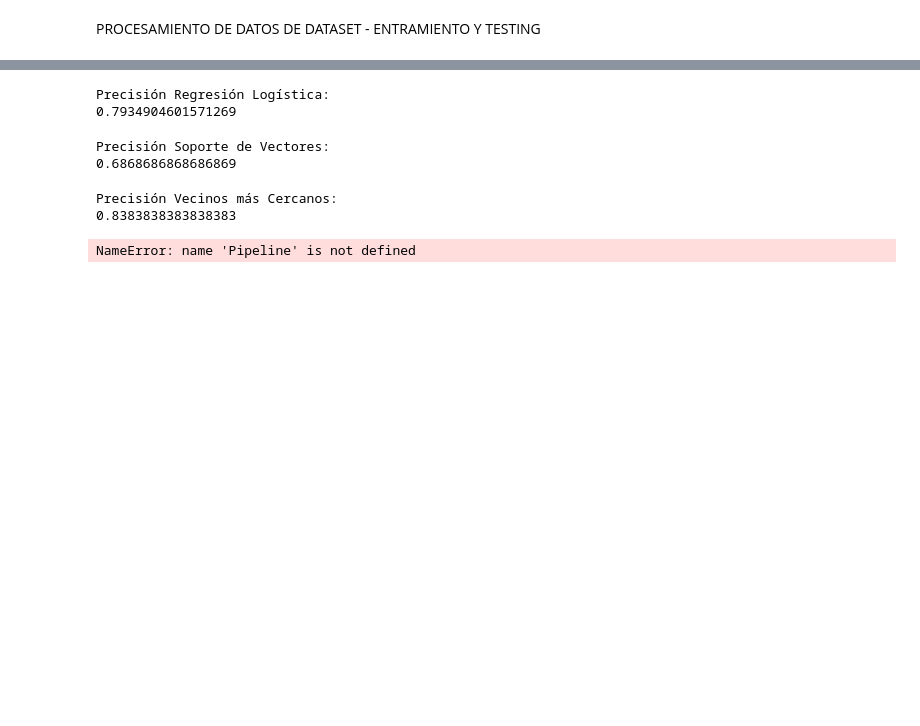
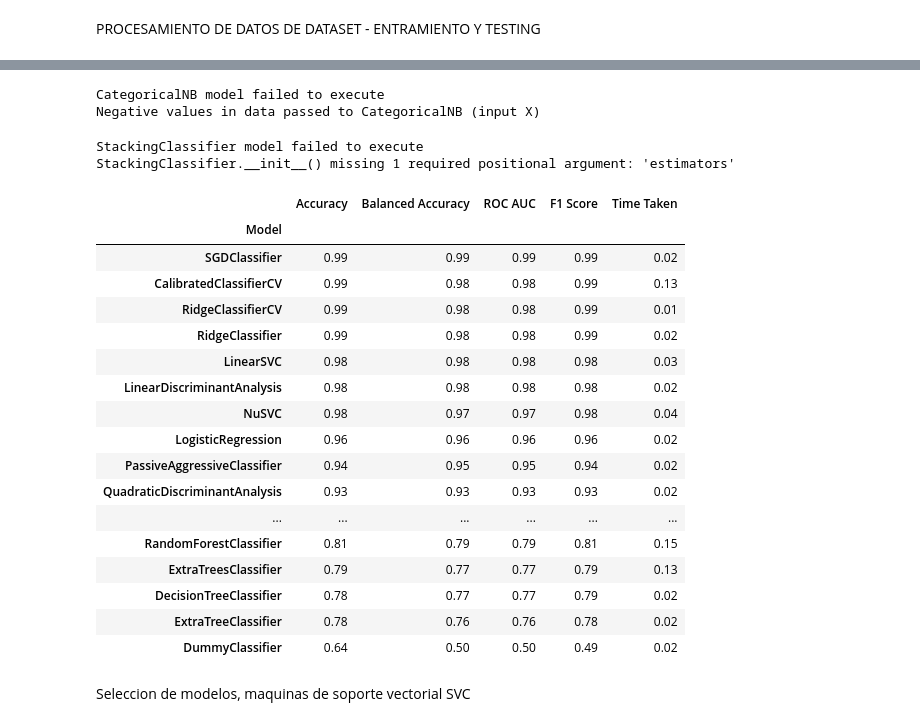
Before and after one commit to Denniels/titanic, a Jupyter notebook: titanic.ipynb, the cells around one changed output, grey strips where cells are left out. Saved outputs shown, nothing was run; the diff lists cells and outputs as text; code cells hidden in the pictures; blank space fills up the shorter version.

Commit message:
Se agregan modelos

```diff
--- a/titanic.ipynb
+++ b/titanic.ipynb
@@ -272,46 +311,37 @@ test_data
 
 X_train = train_data.drop(columns = 'Survived')
 y_train = train_data['Survived']
-# %%
-##Regresión logística
-logreg = LogisticRegression()
-logreg.fit(X_train, y_train)
-Y_pred = logreg.predict(test_data)
-print('Precisión Regresión Logística:')
-print(logreg.score(X_train, y_train))
-# %% [output]
-Precisión Regresión Logística:
-0.7934904601571269
-# %%
-##Support Vector Machines
-svc = SVC()
-svc.fit(X_train, y_train)
-Y_pred = svc.predict(test_data)
-print('Precisión Soporte de Vectores:')
-print(svc.score(X_train, y_train))
-# %% [output]
-Precisión Soporte de Vectores:
-0.6868686868686869
-# %%
-##K neighbors
-knn = KNeighborsClassifier(n_neighbors = 3)
-knn.fit(X_train, y_train)
-Y_pred = knn.predict(test_data)
-print('Precisión Vecinos más Cercanos:')
-print(knn.score(X_train, y_train))
-# %% [output]
-Precisión Vecinos más Cercanos:
-0.8383838383838383
-# %%
-import numpy as np
-from sklearn.pipeline import make_pipeline
-from sklearn.preprocessing import StandardScaler
-
-from sklearn.svm import SVC
-clf = make_pipeline(StandardScaler(), SVC(gamma='auto'))
-clf.fit(X_train, y_train)
-Pipeline(steps=[('standardscaler', StandardScaler()),
-                ('svc', SVC(gamma='auto'))])
-print(clf.predict([[-0.8, -1]]))
-# %% [output]
-NameError: name 'Pipeline' is not defined
+# %%
+X_train_model = train_data.drop(columns = 'Survived')
+X_test_model = test_data
+y_train_model = train_data['Survived']
+y_test_model = data_submission.drop(columns = 'PassengerId')
+# %%
+reg = LazyClassifier(verbose=0,ignore_warnings=False, custom_metric=None )
+models_lazyClassifier, predictions = reg.fit(X_train_model, X_test_model, y_train_model, y_test_model)
+models_lazyClassifier
+# %% [output]
+CategoricalNB model failed to execute
+Negative values in data passed to CategoricalNB (input X)
+StackingClassifier model failed to execute
+StackingClassifier.__init__() missing 1 required positional argument: 'estimators'
+|  | Accuracy | Balanced Accuracy | ROC AUC | F1 Score | Time Taken |
+| Model |  |  |  |  |  |
+| SGDClassifier | 0.99 | 0.99 | 0.99 | 0.99 | 0.02 |
+| CalibratedClassifierCV | 0.99 | 0.98 | 0.98 | 0.99 | 0.13 |
+| RidgeClassifierCV | 0.99 | 0.98 | 0.98 | 0.99 | 0.01 |
+| RidgeClassifier | 0.99 | 0.98 | 0.98 | 0.99 | 0.02 |
+| LinearSVC | 0.98 | 0.98 | 0.98 | 0.98 | 0.03 |
+| LinearDiscriminantAnalysis | 0.98 | 0.98 | 0.98 | 0.98 | 0.02 |
+| NuSVC | 0.98 | 0.97 | 0.97 | 0.98 | 0.04 |
+| LogisticRegression | 0.96 | 0.96 | 0.96 | 0.96 | 0.02 |
+| PassiveAggressiveClassifier | 0.94 | 0.95 | 0.95 | 0.94 | 0.02 |
+| QuadraticDiscriminantAnalysis | 0.93 | 0.93 | 0.93 | 0.93 | 0.02 |
+| ... | ... | ... | ... | ... | ... |
+| RandomForestClassifier | 0.81 | 0.79 | 0.79 | 0.81 | 0.15 |
+| ExtraTreesClassifier | 0.79 | 0.77 | 0.77 | 0.79 | 0.13 |
+| DecisionTreeClassifier | 0.78 | 0.77 | 0.77 | 0.79 | 0.02 |
+| ExtraTreeClassifier | 0.78 | 0.76 | 0.76 | 0.78 | 0.02 |
+| DummyClassifier | 0.64 | 0.50 | 0.50 | 0.49 | 0.02 |
+# %% [markdown]
+Seleccion de modelos, maquinas de soporte vectorial SVC
```
Also changed, not shown: parts of 16 cells of this notebook.
